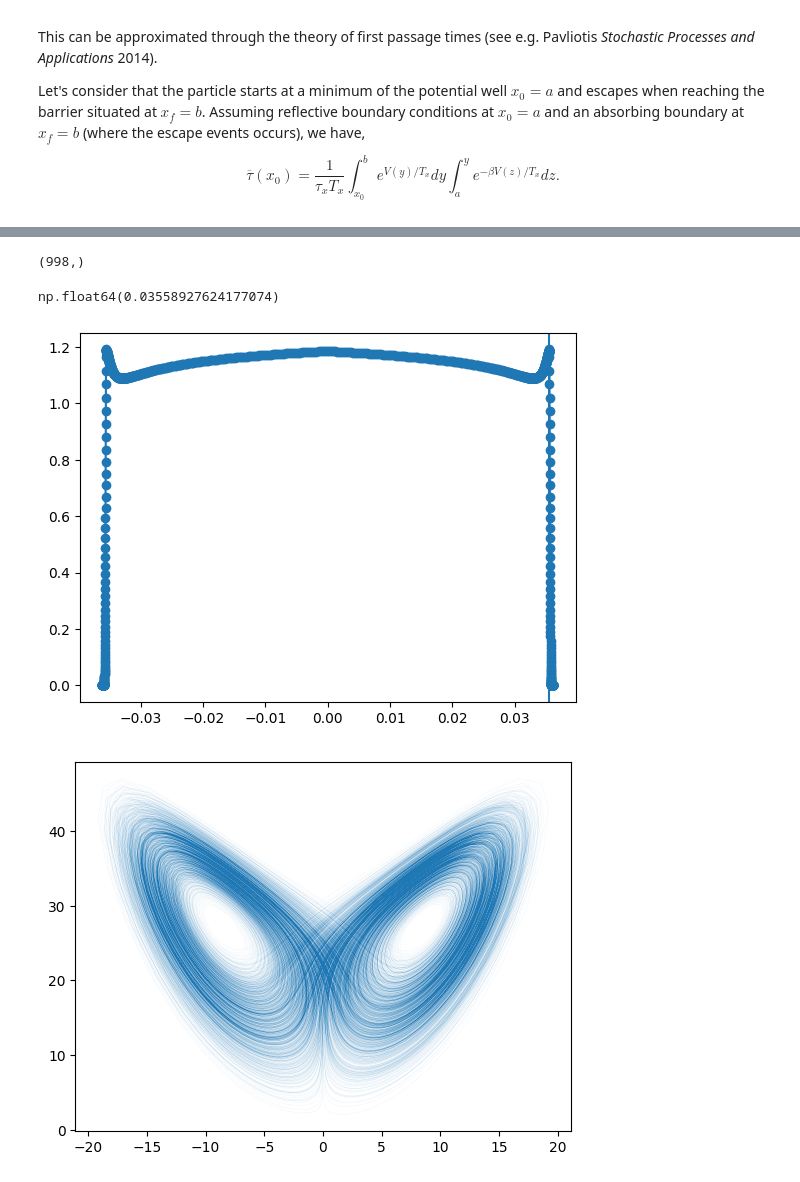
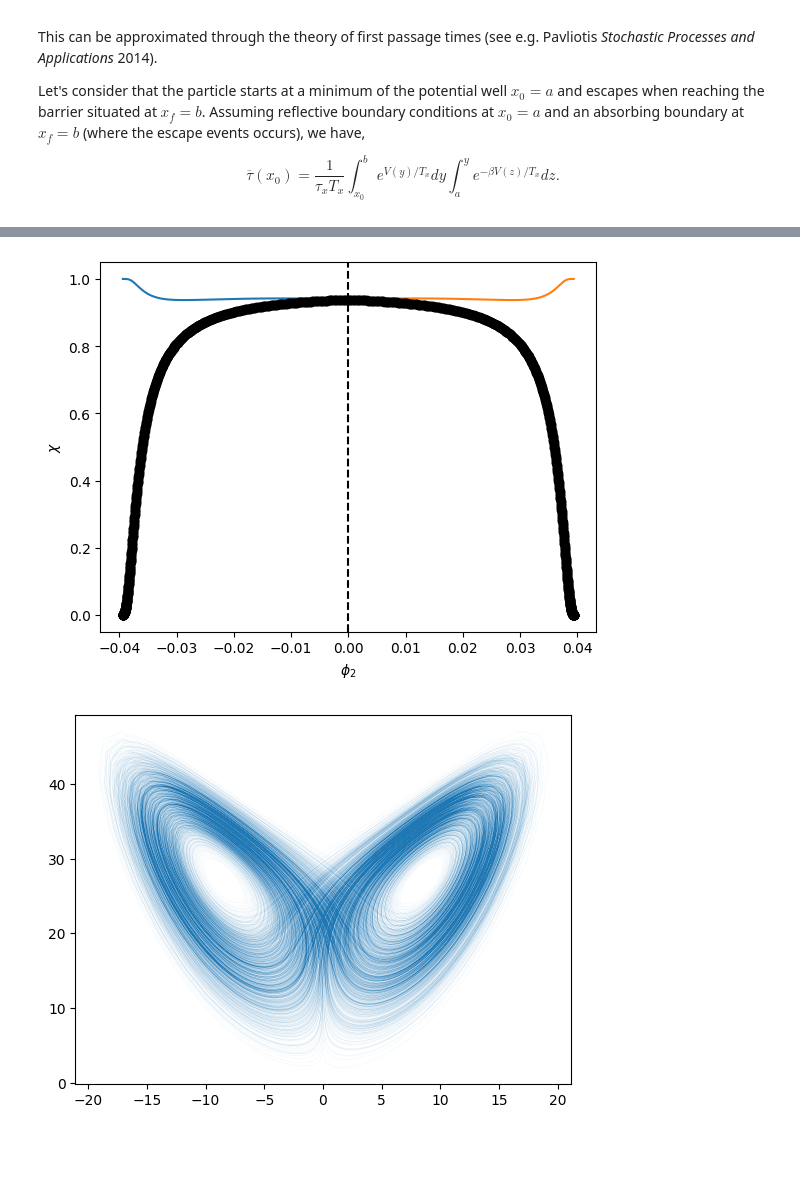
Before and after one commit to AntonioCCosta/DPG_PhysicsBehavior_2026, a Jupyter notebook: notebooks/notebook_1.ipynb, the cells around one changed output, grey strips where cells are left out. Saved outputs shown, nothing was run; the diff lists cells and outputs as text; code cells hidden in the pictures; blank space fills up the shorter version.

```diff
--- a/notebooks/notebook_1.ipynb
+++ b/notebooks/notebook_1.ipynb
@@ -116,8 +126,6 @@ At large times, the system relaxes to the steady-state distribution, which in ou
 def potential(x,mu):
     return x**4 / 4 - mu * x**2 / 2
 
-sim_idx=2
-mu = mu_vals[sim_idx]
 x = np.linspace(-2,2,100)
 plt.figure(figsize=(5,8))
 plt.subplot(2,1,1)
@@ -127,7 +135,7 @@ pB = np.exp(-potential(x,mu)/Tx)
 Z = np.trapezoid(pB,x)
 pB =pB/Z
 plt.subplot(2,1,2)
-plt.hist(sims[sim_idx],bins=50,density=True,label='sim')
+plt.hist(np.hstack(sims),bins=50,density=True,label='sim')
 plt.plot(x,pB,c='k',ls='--',lw=2,label='pB')
 plt.xlabel('x')
 plt.ylabel('PDF')
@@ -165,8 +173,3 @@ def transition_time_be(Tx,mu):
     ofun = interp1d(y, oarr)
 
     return ofun(0)
-# %%
-sim_idx=2
-mu = mu_vals[sim_idx]
-xs = sims[sim_idx]
-transition_time_be(Tx,mu)
@@ -337,9 +316,9 @@ def fokker_planck_L_sg(x, mu, Tx, tau_x=1.0, boundary="reflecting",potential=Non
     return (1.0/tau_x)*L
 # %%
 N = 1000
-
+Tx=5e-1
 mu=1.
-x_min, x_max = -np.sqrt(np.abs(mu))-4*np.sqrt(Tx),np.sqrt(np.abs(mu))+4*np.sqrt(Tx)
+x_min, x_max = -np.sqrt(np.abs(mu))-2*np.sqrt(Tx),np.sqrt(np.abs(mu))+2*np.sqrt(Tx)
 x = np.linspace(x_min, x_max, N)
 tau_x=1
 delay=1e-1
@@ -531,19 +527,14 @@ plt.show()
 # %%
-cr,rho_sets,ms,idx,km_labels = cgm.optimal_partition(phi2,pi,P_tau,return_rho=True)
+cr,rho_sets,ms,idx,km_labels = cgm.optimal_partition(phi2,pi,P_tau.T,return_rho=True)
-# %%
-cr.shape
-# %% [output]
-(998,)
-# %%
-cr[idx]
-# %% [output]
-np.float64(0.03558927624177074)
 # %%
-plt.plot(cr,np.min(rho_sets,axis=1),marker='o')
-plt.axvline(cr[idx])
+plt.plot(cr,rho_sets)
+plt.plot(cr,np.min(rho_sets,axis=1),marker='o',c='k')
+plt.axvline(cr[idx],c='k',ls='--')
+plt.ylabel(r'$\chi$')
+plt.xlabel(r'$\phi_2$')
 plt.show()
 # %% [output]
-[figure, old version]
+[figure, new version]
 # %%
 from scipy.integrate import odeint
 
```
Also changed, not shown: parts of 29 cells of this notebook.
